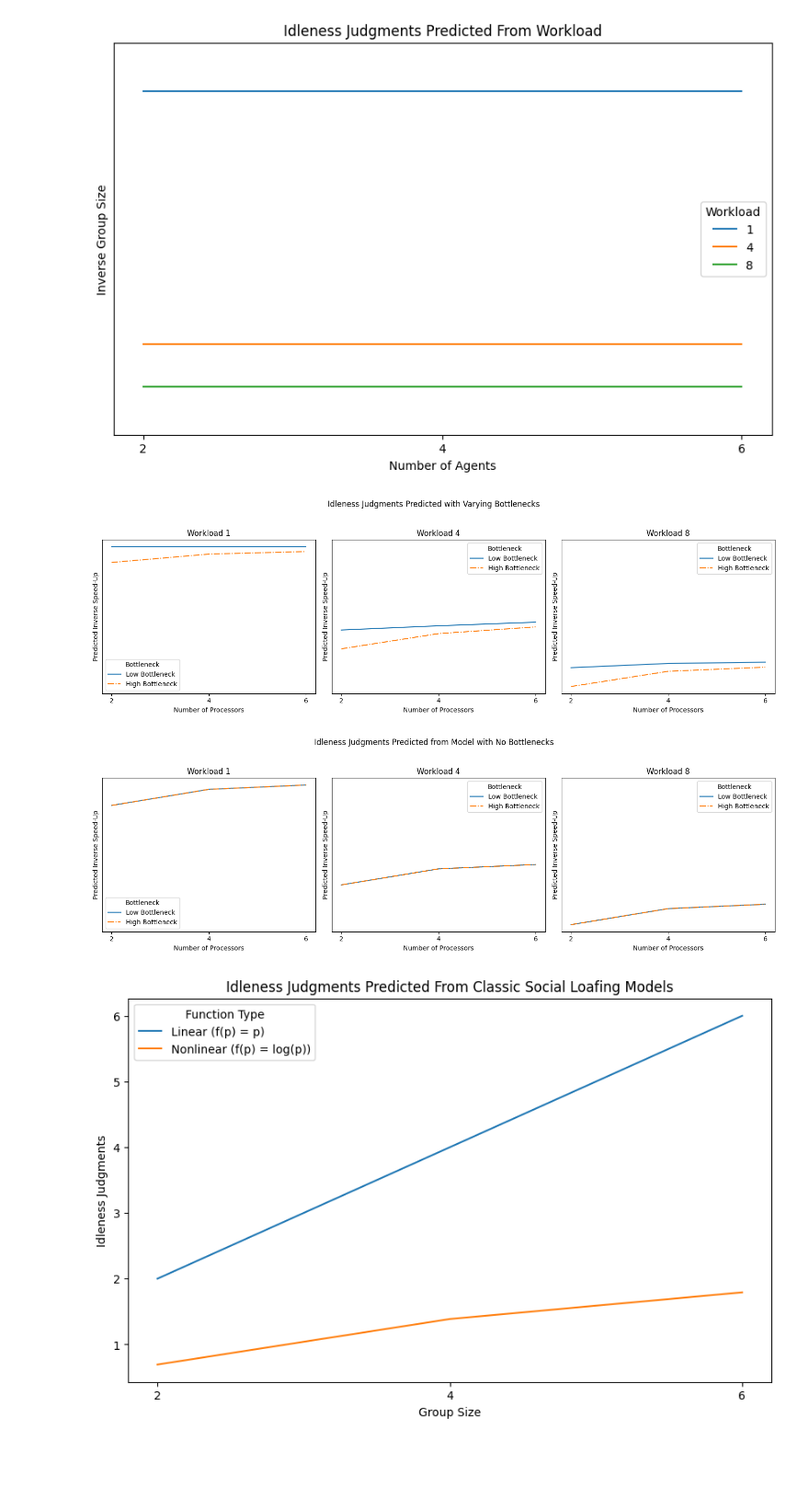
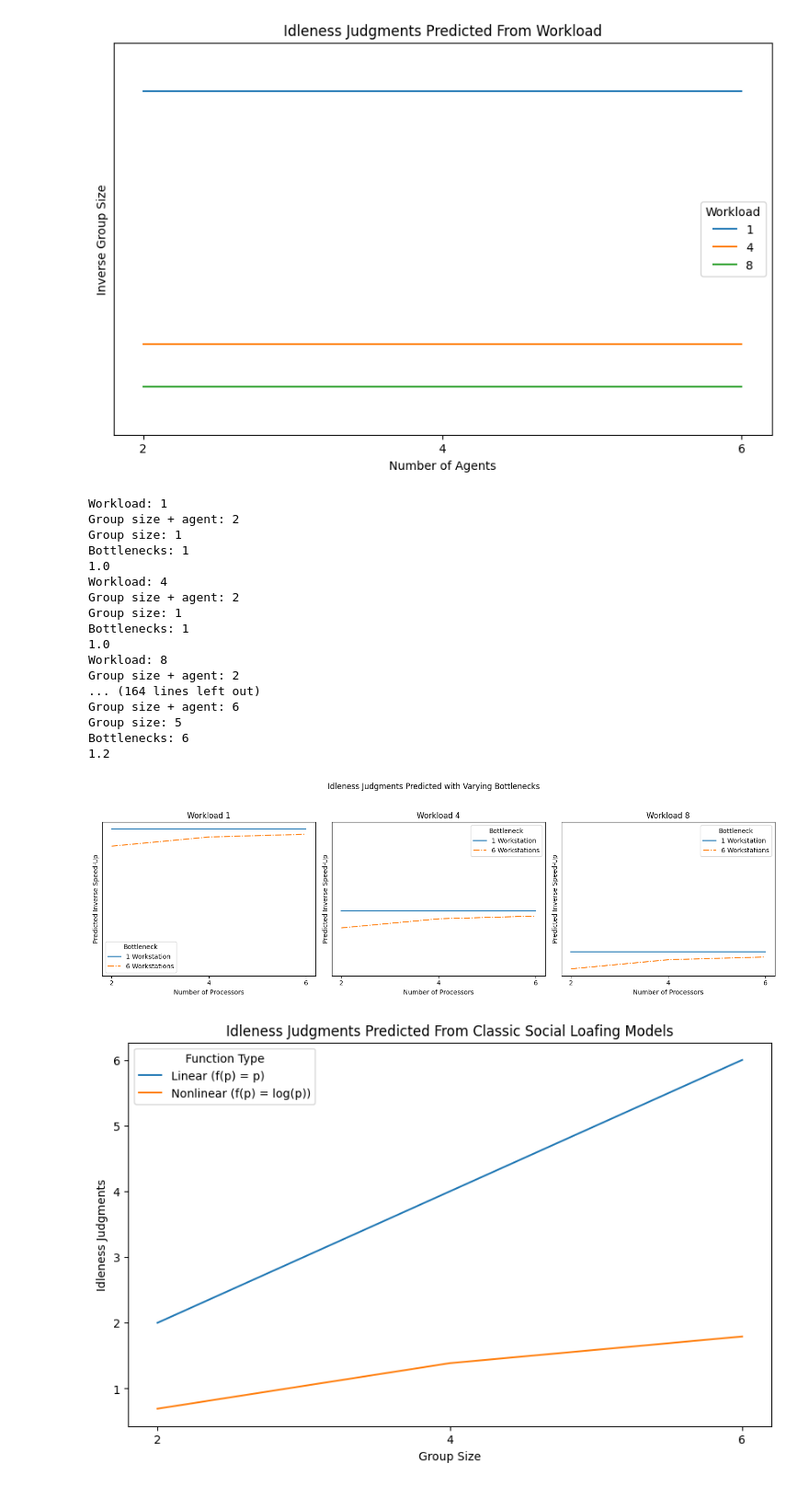
Before and after one commit to emieczkowski/IdleCollaborators, a Jupyter notebook: notebooks/Modeling.ipynb, the cells around one changed output. Shown at 92% size. Cells and saved outputs as stored; diff of their text form; code cells hidden in the pictures; blank space fills up the shorter version.

```diff
--- a/notebooks/Modeling.ipynb
+++ b/notebooks/Modeling.ipynb
@@ -167,63 +157,50 @@ plt.show()
 # %%
 processors = [2,4,6]
 
 dishes_speedups_b1 = getspeedups(workloads, processors, "dishes", 1, "amdahl")
 dishes_speedups_b6 = getspeedups(workloads, processors, "dishes", 6, "amdahl")
 
 carrot_speedups_b1 = getspeedups(workloads, processors, "carrots", 1, "amdahl")
 carrot_speedups_b6 = getspeedups(workloads, processors, "carrots", 6, "amdahl")
 
 fig, axs = plt.subplots(1, 3, figsize=(15, 5), sharey=True)
 
 for workload, ax in zip(workloads, axs.flatten()):
     avg_speedups_b1 = np.asarray([sum(x) for x in zip(dishes_speedups_b1[workload], carrot_speedups_b1[workload])]) / 2
     avg_speedups_b6 = np.asarray([sum(x) for x in zip(dishes_speedups_b6[workload], carrot_speedups_b6[workload])]) / 2
 
-    ax.plot(processors, avg_speedups_b1, label=f"Low Bottleneck", linestyle='-')
-    ax.plot(processors, avg_speedups_b6, label=f"High Bottleneck", linestyle='-.')
+    ax.plot(processors, avg_speedups_b1, label=f"1 Workstation", linestyle='-')
+    ax.plot(processors, avg_speedups_b6, label=f"6 Workstations", linestyle='-.')
 
     ax.set_xlabel("Number of Processors")
     ax.set_ylabel("Predicted Inverse Speed-Up")
     ax.set_title(f"Workload {workload}")
     ax.legend(title='Bottleneck')
     ax.set_xticks([2.0, 4.0, 6.0])
     ax.set_yticks([])
 
 plt.suptitle("Idleness Judgments Predicted with Varying Bottlenecks")
 plt.tight_layout(rect=[0, 0.03, 1, 0.95])
 plt.show()
 # %% [output]
+Workload: 1
+Group size + agent: 2
+Group size: 1
+Bottlenecks: 1
+1.0
+Workload: 4
+Group size + agent: 2
+Group size: 1
+Bottlenecks: 1
+1.0
+Workload: 8
+Group size + agent: 2
+... (164 lines left out)
+Group size + agent: 6
+Group size: 5
+Bottlenecks: 6
+1.2
-[figure, old version]
+[figure, new version]
-# %%
-processors = [2,4,6]
-
-dishes_speedups_b1 = getspeedups(workloads, processors, "dishes", 1, "nobottlenecks")
-dishes_speedups_b6 = getspeedups(workloads, processors, "dishes", 6, "nobottlenecks")
-
-carrot_speedups_b1 = getspeedups(workloads, processors, "carrots", 1, "nobottlenecks")
-carrot_speedups_b6 = getspeedups(workloads, processors, "carrots", 6, "nobottlenecks")
-
-fig, axs = plt.subplots(1, 3, figsize=(15, 5), sharey=True)
-
-for workload, ax in zip(workloads, axs.flatten()):
-    avg_speedups_b1 = np.asarray([sum(x) for x in zip(dishes_speedups_b1[workload], carrot_speedups_b1[workload])]) / 2
-    avg_speedups_b6 = np.asarray([sum(x) for x in zip(dishes_speedups_b6[workload], carrot_speedups_b6[workload])]) / 2
-
-    ax.plot(processors, avg_speedups_b1, label=f"Low Bottleneck", linestyle='-')
-    ax.plot(processors, avg_speedups_b6, label=f"High Bottleneck", linestyle='-.')
-
-    ax.set_xlabel("Number of Processors")
-    ax.set_ylabel("Predicted Inverse Speed-Up")
-    ax.set_title(f"Workload {workload}")
-    ax.legend(title='Bottleneck')
-    ax.set_xticks([2.0, 4.0, 6.0])
-    ax.set_yticks([])
-
-plt.suptitle("Idleness Judgments Predicted from Model with No Bottlenecks")
-plt.tight_layout(rect=[0, 0.03, 1, 0.95])
-plt.show()
-# %% [output]
-[figure, removed]
 # %%
 group_sizes = np.array([2, 4, 6])
 alpha = 1.0
```
Also changed, not shown: parts of 2 cells of this notebook, 8 other files.
